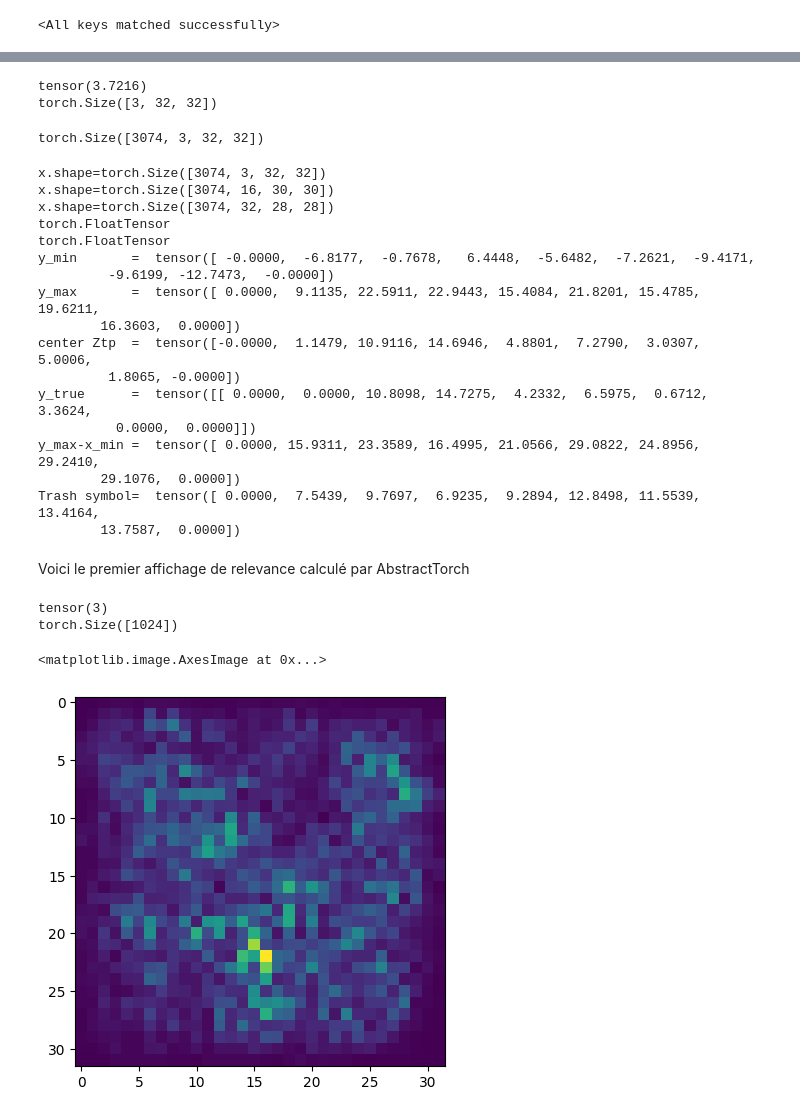
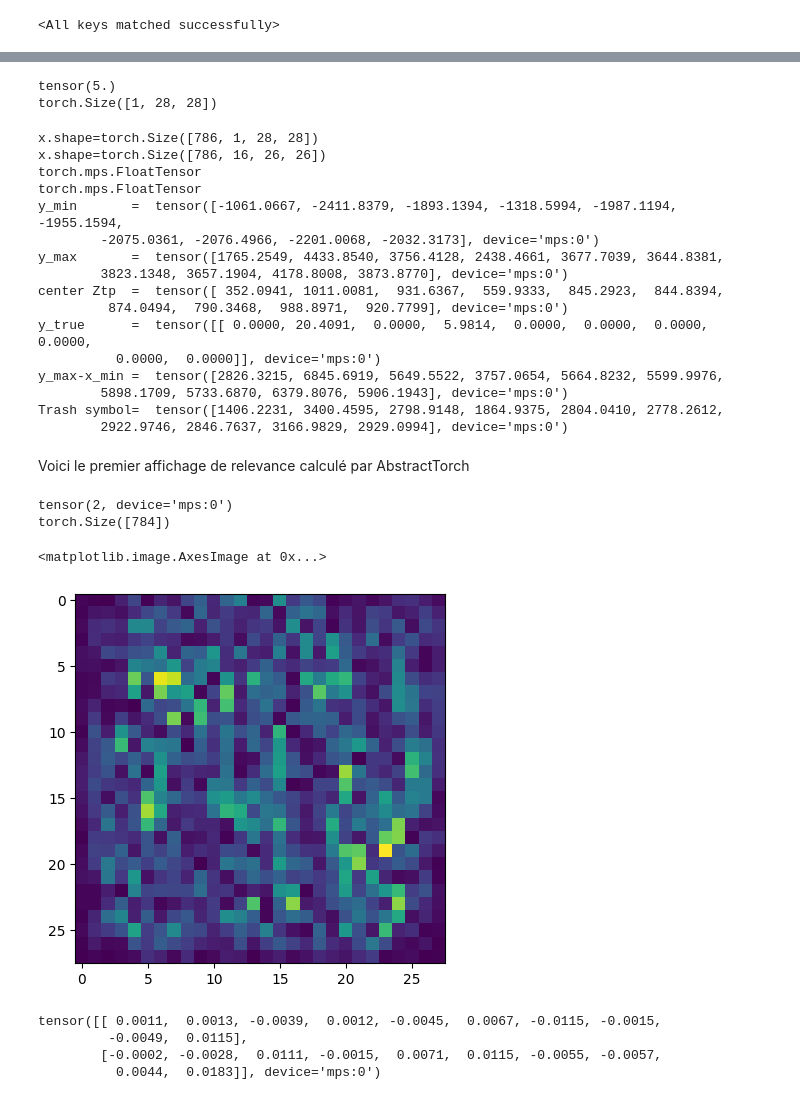
Before and after one commit to guillaume117/AbstractTorch, a Jupyter notebook: protoV1.ipynb, the cells around one changed output, grey strips where cells are left out. Saved outputs shown, nothing was run; the diff lists cells and outputs as text; code cells hidden in the pictures.

```diff
--- a/protoV1.ipynb
+++ b/protoV1.ipynb
@@ -129,12 +120,12 @@ class AbstractNN(nn.Module):
 # %% [markdown]
 Un petit script pour l'entrainement, disons 40 EPOCH
 # %%
-model =AbstractNN(num_depth=3)
+model =AbstractNN(num_depth=1,device=torch.device('mps'))
 
-num_epochs =40
+num_epochs =10
 learning_rate=0.01
 batch_size = 128
-device = torch.device("cpu")
+device = torch.device('mps')
 optimizer = optim.Adam(model.parameters(), betas=(0.9, 0.99))
 scheduler =  optim.lr_scheduler.StepLR(optimizer, step_size=40, gamma=0.98)
 criterion = nn.CrossEntropyLoss()
@@ -170,6 +161,6 @@ Best val Acc: 64.002403
 # %%
-model=AbstractNN(num_depth=3    )
-model.load_state_dict(torch.load('dataset/SimpleCNN_19_valacc_63.04086685180664.pth'))
+model=AbstractNN(num_depth=1,device=torch.device('mps')    )
+model.load_state_dict(torch.load('dataset/SimpleCNN_9_valacc_88.92809295654297.pth'))
 # %% [output]
 <All keys matched successfully>
 # %%
@@ -192,18 +183,18 @@ print(scale)
 
 from abstract import abstractTensor as AT
 
-x=AT(img,alpha =0.001*scale*torch.ones(32*32*3))
+x=AT(img,alpha =0.1*scale*torch.ones(28*28))
 x=x.abstract_tensor()
 x.shape
+x=x.to(device)
 # %% [output]
-tensor(3.7216)
-torch.Size([3, 32, 32])
+tensor(5.)
+torch.Size([1, 28, 28])
-torch.Size([3074, 3, 32, 32])
 # %%
 with torch.no_grad():
    result_1= model(x[0].unsqueeze(0))
 
-   result,x_min,x_max,x_true=model.abstract_forward(x,add_symbol=False)
+   result,x_min,x_max,x_true=model.abstract_forward(x,add_symbol=False,device=torch.device('mps'))
 
 print(f"y_min       =  {x_min}")
 print(f"y_max       =  {x_max}")
@@ -212,35 +203,41 @@ print(f"y_true      =  {x_true[:]}")
 print(f"y_max-x_min =  {x_max-x_min}")
 print(f"Trash symbol=  {result[-1]}")
 # %% [output]
-x.shape=torch.Size([3074, 3, 32, 32])
-x.shape=torch.Size([3074, 16, 30, 30])
-x.shape=torch.Size([3074, 32, 28, 28])
-torch.FloatTensor
-torch.FloatTensor
-y_min       =  tensor([ -0.0000,  -6.8177,  -0.7678,   6.4448,  -5.6482,  -7.2621,  -9.4171,
-         -9.6199, -12.7473,  -0.0000])
-y_max       =  tensor([ 0.0000,  9.1135, 22.5911, 22.9443, 15.4084, 21.8201, 15.4785, 19.6211,
-        16.3603,  0.0000])
-center Ztp  =  tensor([-0.0000,  1.1479, 10.9116, 14.6946,  4.8801,  7.2790,  3.0307,  5.0006,
-         1.8065, -0.0000])
-y_true      =  tensor([[ 0.0000,  0.0000, 10.8098, 14.7275,  4.2332,  6.5975,  0.6712,  3.3624,
-          0.0000,  0.0000]])
-y_max-x_min =  tensor([ 0.0000, 15.9311, 23.3589, 16.4995, 21.0566, 29.0822, 24.8956, 29.2410,
-        29.1076,  0.0000])
-Trash symbol=  tensor([ 0.0000,  7.5439,  9.7697,  6.9235,  9.2894, 12.8498, 11.5539, 13.4164,
-        13.7587,  0.0000])
+x.shape=torch.Size([786, 1, 28, 28])
+x.shape=torch.Size([786, 16, 26, 26])
+torch.mps.FloatTensor
+torch.mps.FloatTensor
+y_min       =  tensor([-1061.0667, -2411.8379, -1893.1394, -1318.5994, -1987.1194, -1955.1594,
+        -2075.0361, -2076.4966, -2201.0068, -2032.3173], device='mps:0')
+y_max       =  tensor([1765.2549, 4433.8540, 3756.4128, 2438.4661, 3677.7039, 3644.8381,
+        3823.1348, 3657.1904, 4178.8008, 3873.8770], device='mps:0')
+center Ztp  =  tensor([ 352.0941, 1011.0081,  931.6367,  559.9333,  845.2923,  844.8394,
+         874.0494,  790.3468,  988.8971,  920.7799], device='mps:0')
+y_true      =  tensor([[ 0.0000, 20.4091,  0.0000,  5.9814,  0.0000,  0.0000,  0.0000,  0.0000,
+          0.0000,  0.0000]], device='mps:0')
+y_max-x_min =  tensor([2826.3215, 6845.6919, 5649.5522, 3757.0654, 5664.8232, 5599.9976,
+        5898.1709, 5733.6870, 6379.8076, 5906.1943], device='mps:0')
+Trash symbol=  tensor([1406.2231, 3400.4595, 2798.9148, 1864.9375, 2804.0410, 2778.2612,
+        2922.9746, 2846.7637, 3166.9829, 2929.0994], device='mps:0')
 # %% [markdown]
 Voici le premier affichage de relevance calculé par AbstractTorch
 # %%
 value=torch.argmax(result[0])
 print(value)
-concat= torch.abs(result[1:1025,value])+torch.abs(result[1025:2049,value])+torch.abs(result[2049:3073,value])
+concat= torch.abs(result[1:785,value])
 print(concat.size())
 
-concat = concat.reshape(32,32)
+concat = concat.reshape(28,28)
 plt.imshow(torch.abs(concat.cpu()).numpy(), cmap='viridis')
 # %% [output]
-tensor(3)
-torch.Size([1024])
+tensor(2, device='mps:0')
+torch.Size([784])
 <matplotlib.image.AxesImage at 0x...>
-[figure, old version]
+[figure, new version]
+# %%
+print(result[3:5])
+# %% [output]
+tensor([[ 0.0011,  0.0013, -0.0039,  0.0012, -0.0045,  0.0067, -0.0115, -0.0015,
+         -0.0049,  0.0115],
+        [-0.0002, -0.0028,  0.0111, -0.0015,  0.0071,  0.0115, -0.0055, -0.0057,
+          0.0044,  0.0183]], device='mps:0')
```
Also changed, not shown: parts of 6 cells of this notebook, 2 other files.
